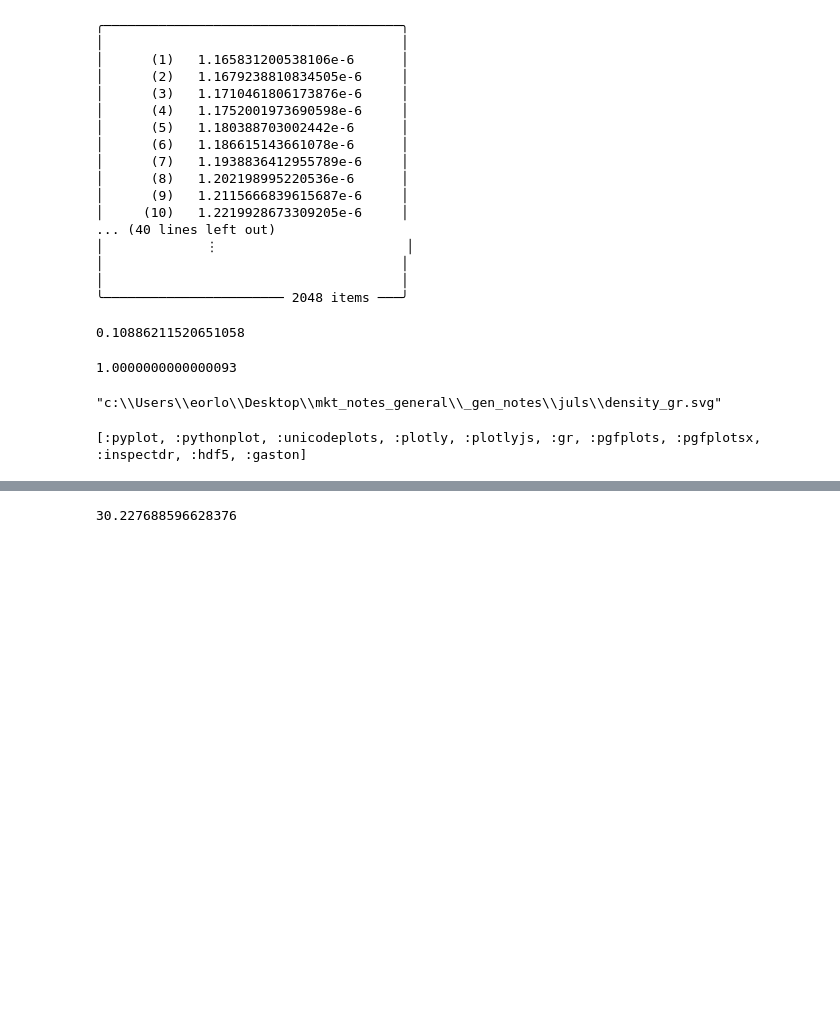
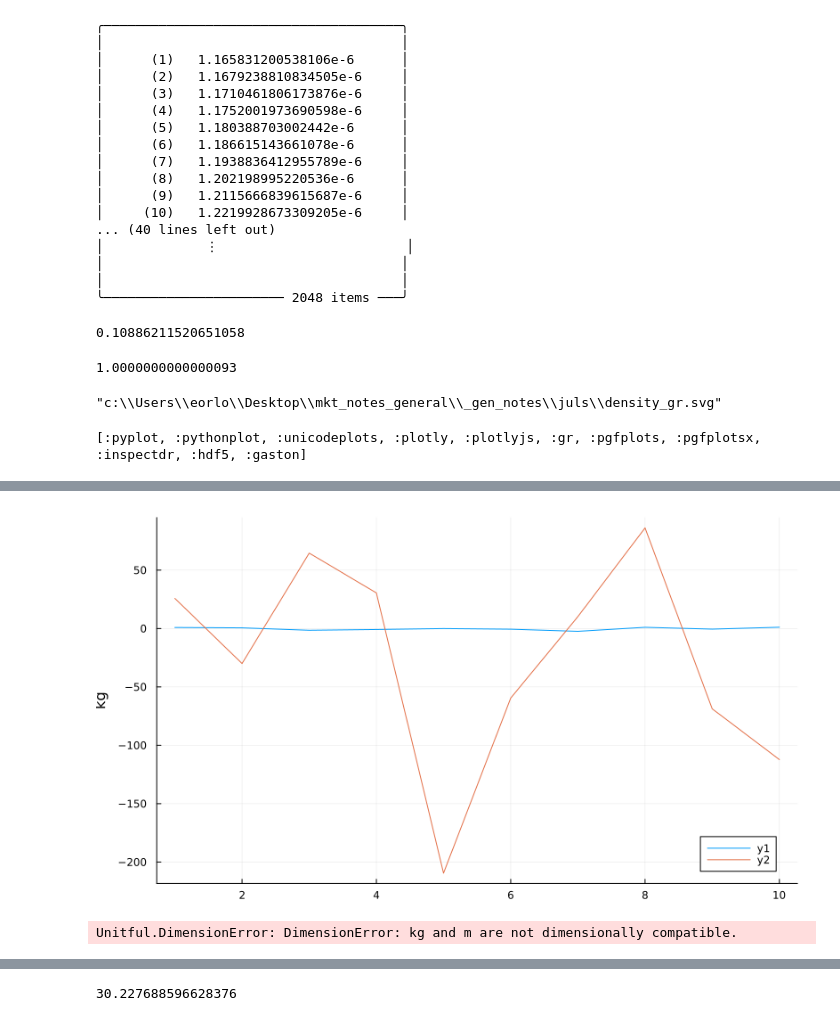
Before and after one commit to eo1989/mkt_notes_general, a Jupyter notebook: _gen_notes/juls/julia_fin.ipynb, the cells around one changed output, grey strips where cells are left out. Cells and saved outputs as stored; diff of their text form; code cells hidden in the pictures; blank space fills up the shorter version.

```diff
--- a/_gen_notes/juls/julia_fin.ipynb
+++ b/_gen_notes/juls/julia_fin.ipynb
@@ -1000,0 +1019,9 @@ Plots.PlotlyBackend()
+# %%
+y2 = 100randn(10) * u"kg"
+plot!(y2)
+# %% [output]
+[figure, added]
+# %%
+plot!(rand(10) * u"m")
+# %% [output]
+Unitful.DimensionError: DimensionError: kg and m are not dimensionally compatible.
```
Also changed, not shown: parts of 43 cells of this notebook, 27 other files.
